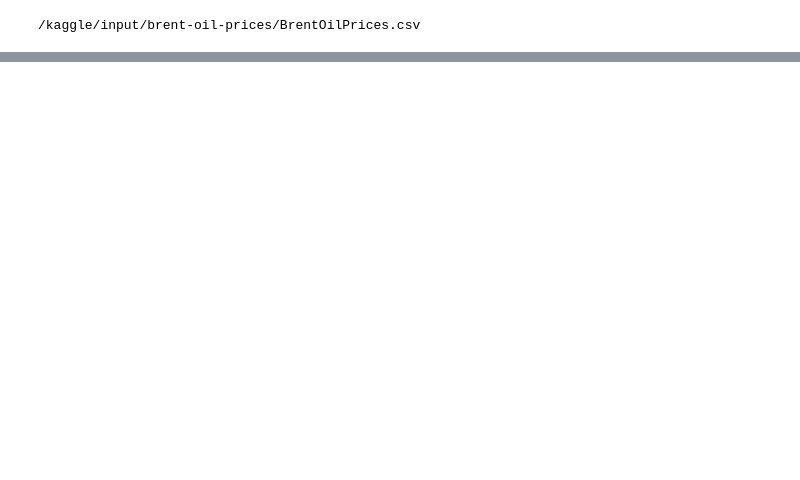
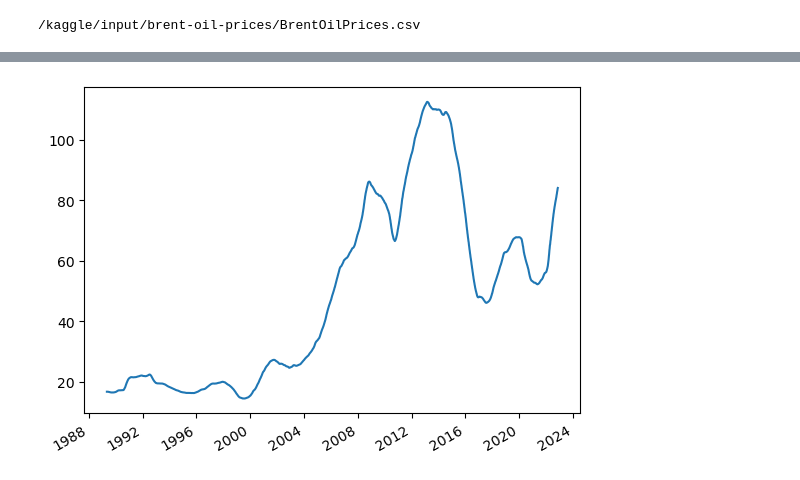
Before and after one commit to mmg36/cali-house-price, a Jupyter notebook: notebook5a702c1be7.ipynb, the cells around one changed output, grey strips where cells are left out. Saved outputs shown, nothing was run; the diff lists cells and outputs as text; code cells hidden in the pictures; blank space fills up the shorter version.

```diff
--- a/notebook5a702c1be7.ipynb
+++ b/notebook5a702c1be7.ipynb
@@ -24,0 +60,9 @@ print (10)
+# %%
+fig = mpt.figure()
+#mpt.plot_date(df.iloc[:,0],df.iloc[:,1], fmt = '-')
+mpt.plot_date(df.iloc[:,0],df.iloc[:,2], fmt = '-')
+
+fig.autofmt_xdate()
+mpt.show()
+# %% [output]
+[figure, added]
```
Also changed, not shown: parts of 9 cells of this notebook.
